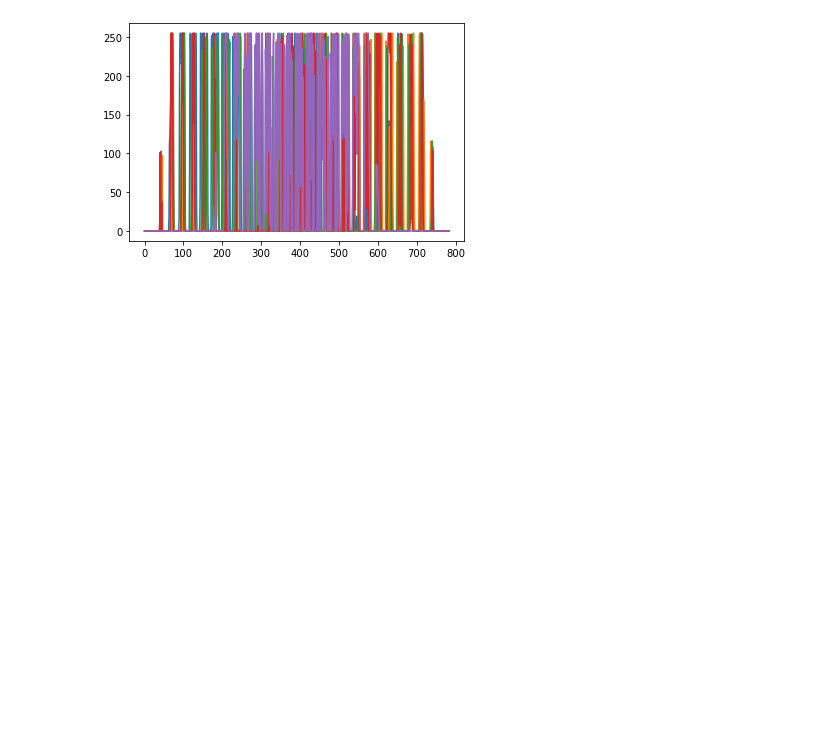
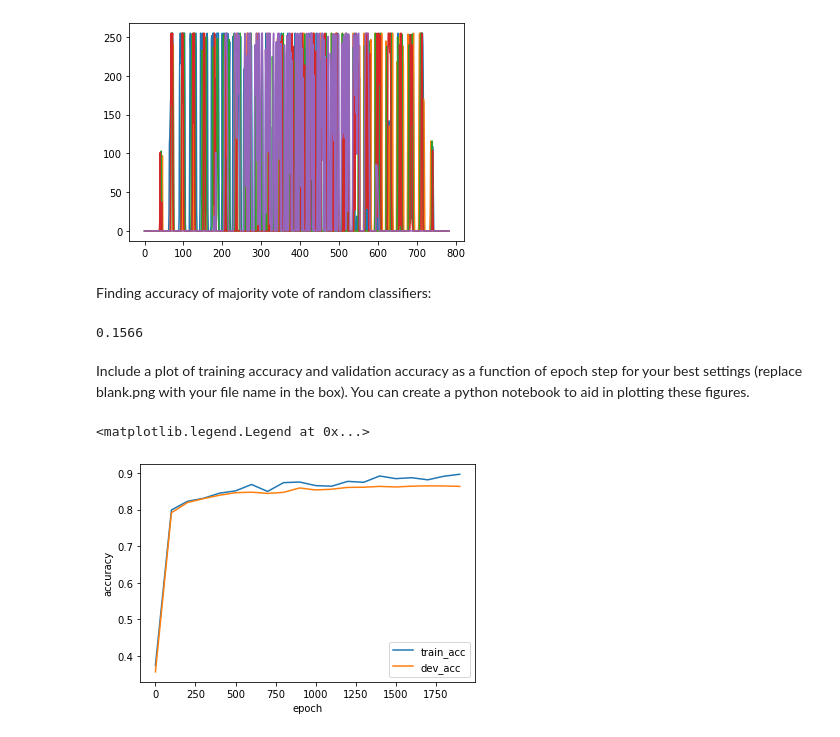
Before and after one commit to aszewc1/Machine-Learning-601.475, a Jupyter notebook: hw3_sp2022/data_tutorial.ipynb, the cells around one changed output. Drawn from its saved outputs; the diff is of its cells as text; code cells hidden in the pictures; blank space fills up the shorter version.

Commit message:
implemented convnet and output results

```diff
--- a/hw3_sp2022/data_tutorial.ipynb
+++ b/hw3_sp2022/data_tutorial.ipynb
@@ -59,3 +59,31 @@ for i in range(5):
     plt.plot(flattened[i])
 # %% [output]
 [figure]
+# %% [markdown]
+Finding accuracy of majority vote of random classifiers:
+# %%
+import random
+from statistics import mode
+
+accuracies = []
+for i in range(10000):
+    vote = [0] * 6
+    for j in range(100):
+        vote[random.randint(0,5)] += 1
+    accuracies.append(vote.index(max(vote)) == 3)
+print(sum(accuracies)/len(accuracies))
+# %% [output]
+0.1566
+# %% [markdown]
+Include a plot of training accuracy and validation accuracy as a function of epoch step for your best settings (replace blank.png with your file name in the box). You can create a python notebook to aid in plotting these figures.
+# %%
+epochs, train_acc, dev_acc = np.loadtxt('densenet_epoch_output.csv', delimiter=',', unpack=True)
+
+plt.plot(epochs, train_acc, label='train_acc')
+plt.plot(epochs, dev_acc, label='dev_acc')
+plt.xlabel('epoch')
+plt.ylabel('accuracy')
+plt.legend()
+# %% [output]
+<matplotlib.legend.Legend at 0x...>
+[figure, added]
```
Also changed, not shown: parts of 1 cell of this notebook, 27 other files.
